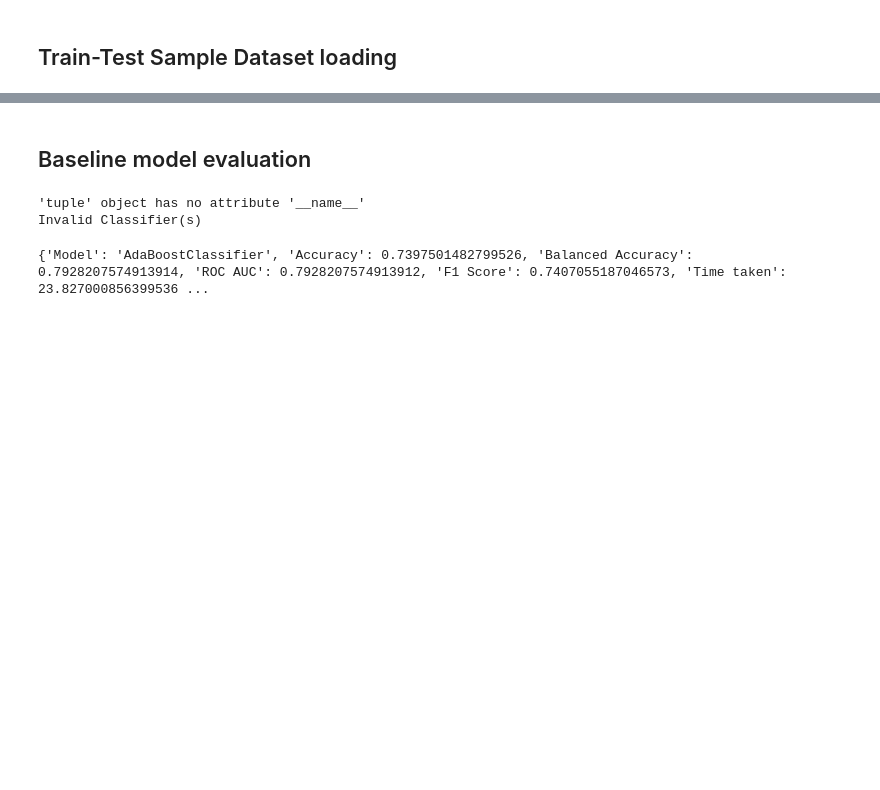
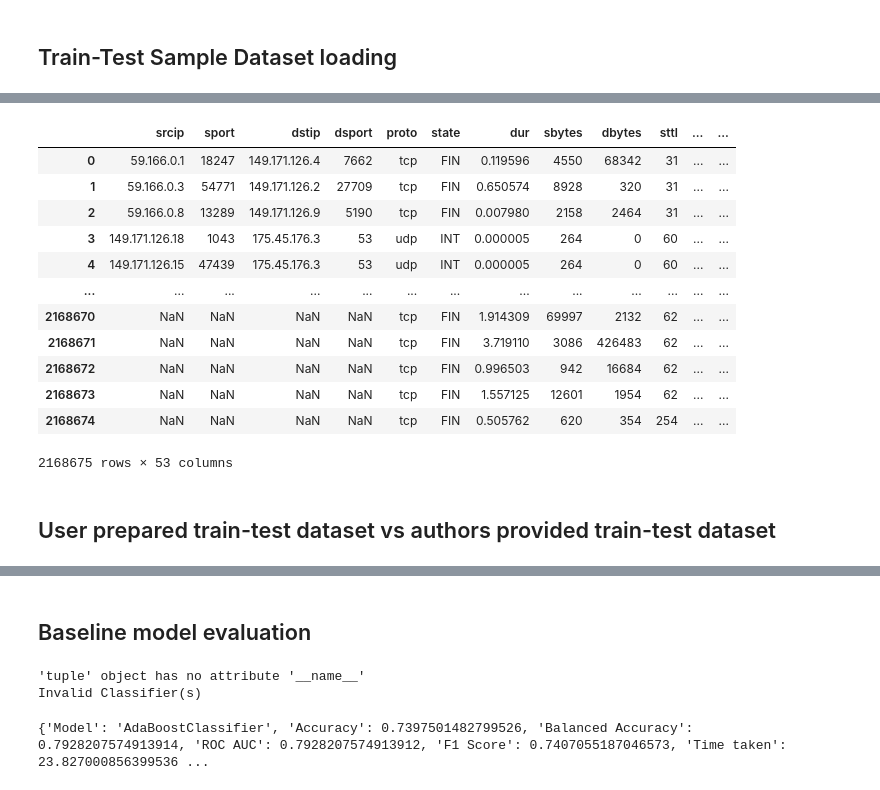
Before and after one commit to Rithuh/Graph-Based-Network-Anomaly-Detection, a Jupyter notebook: Phase2BaselineModelPerformanceReduction.ipynb, the cells around one changed output, grey strips where cells are left out. Drawn from its saved outputs; the diff is of its cells as text; code cells hidden in the pictures; blank space fills up the shorter version.

```diff
--- a/Phase2BaselineModelPerformanceReduction.ipynb
+++ b/Phase2BaselineModelPerformanceReduction.ipynb
@@ -190,0 +203,3 @@ y_test = redte['label']
+# %%
+autrain1 = autrain1.drop_duplicates()
+autest1 = autest1.drop_duplicates()
@@ -190,0 +276,2 @@ y_test = redte['label']
+# %%
+autrain1 = autrain1.drop_duplicates()
@@ -190,0 +359,18 @@ y_test = redte['label']
+# %%
+autrainfull
+# %% [output]
+|  | srcip | sport | dstip | dsport | proto | state | dur | sbytes | dbytes | sttl | ... | ... |
+| 0 | 59.166.0.1 | 18247 | 149.171.126.4 | 7662 | tcp | FIN | 0.119596 | 4550 | 68342 | 31 | ... | ... |
+| 1 | 59.166.0.3 | 54771 | 149.171.126.2 | 27709 | tcp | FIN | 0.650574 | 8928 | 320 | 31 | ... | ... |
+| 2 | 59.166.0.8 | 13289 | 149.171.126.9 | 5190 | tcp | FIN | 0.007980 | 2158 | 2464 | 31 | ... | ... |
+| 3 | 149.171.126.18 | 1043 | 175.45.176.3 | 53 | udp | INT | 0.000005 | 264 | 0 | 60 | ... | ... |
+| 4 | 149.171.126.15 | 47439 | 175.45.176.3 | 53 | udp | INT | 0.000005 | 264 | 0 | 60 | ... | ... |
+| ... | ... | ... | ... | ... | ... | ... | ... | ... | ... | ... | ... | ... |
+| 2168670 | NaN | NaN | NaN | NaN | tcp | FIN | 1.914309 | 69997 | 2132 | 62 | ... | ... |
+| 2168671 | NaN | NaN | NaN | NaN | tcp | FIN | 3.719110 | 3086 | 426483 | 62 | ... | ... |
+| 2168672 | NaN | NaN | NaN | NaN | tcp | FIN | 0.996503 | 942 | 16684 | 62 | ... | ... |
+| 2168673 | NaN | NaN | NaN | NaN | tcp | FIN | 1.557125 | 12601 | 1954 | 62 | ... | ... |
+| 2168674 | NaN | NaN | NaN | NaN | tcp | FIN | 0.505762 | 620 | 354 | 254 | ... | ... |
+2168675 rows × 53 columns
+# %% [markdown]
+## User prepared train-test dataset vs authors provided train-test dataset
```
Also changed, not shown: parts of 66 cells of this notebook, 3 other files.
